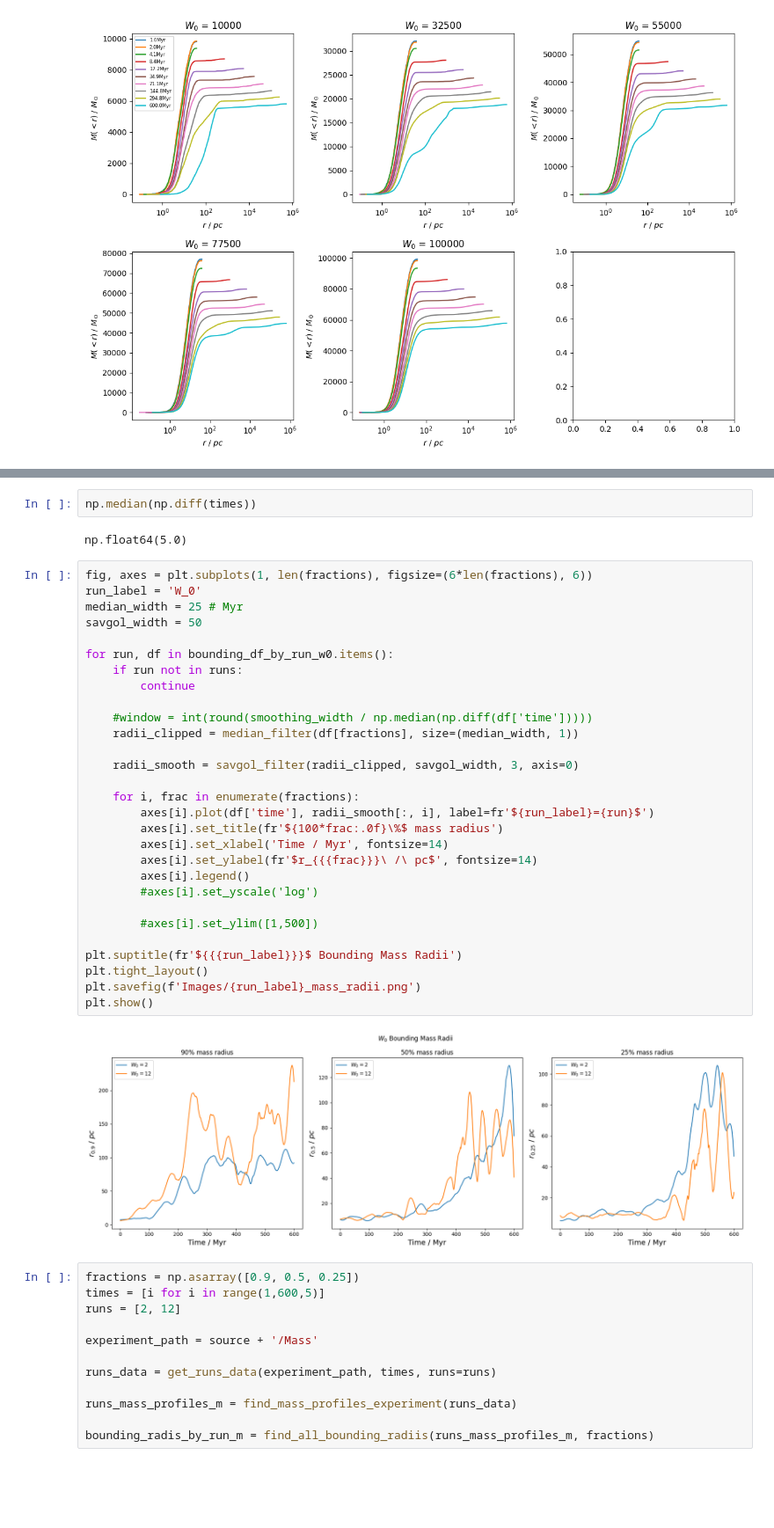
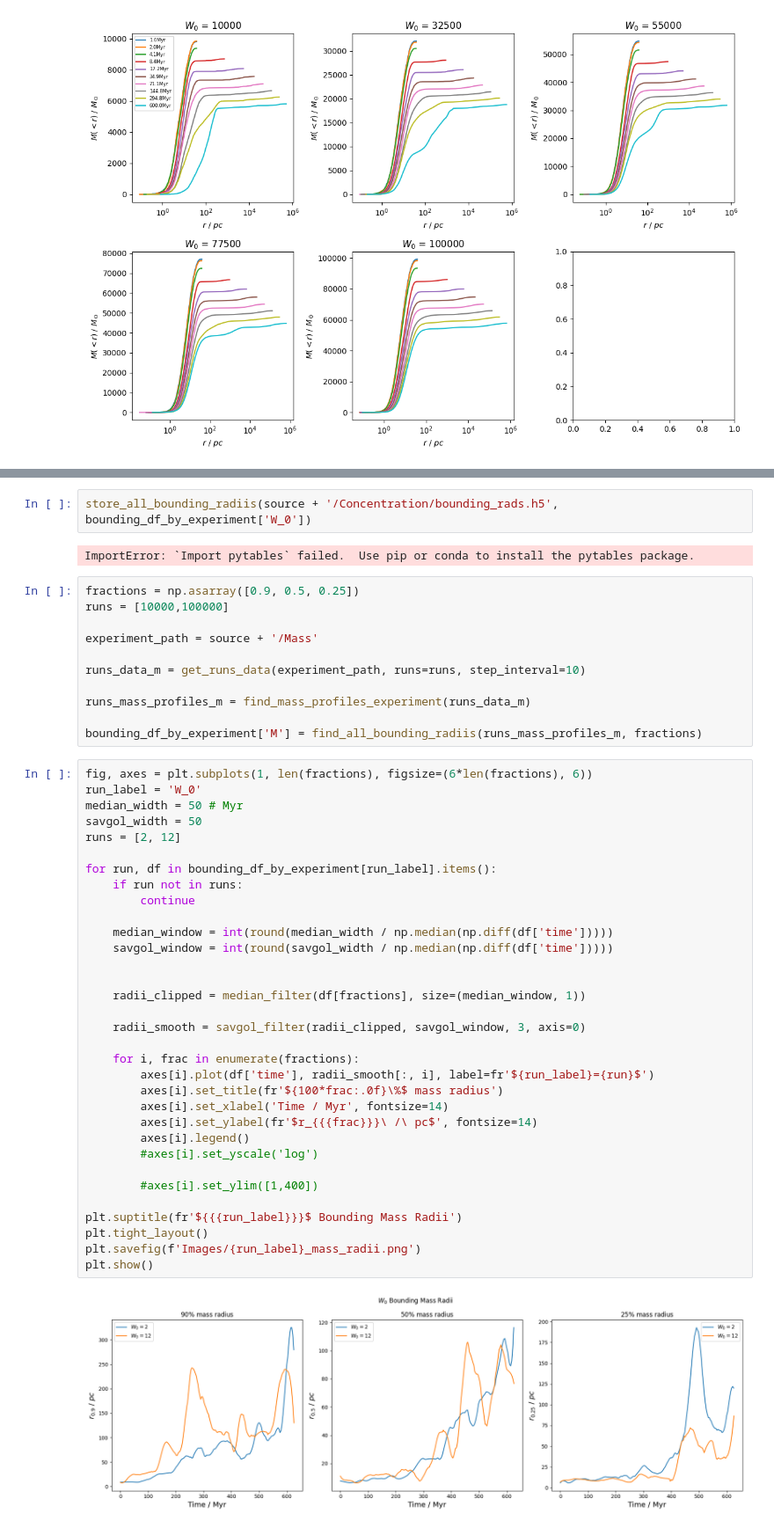
Before and after one commit to RSPicken2/stellar-streams, a Jupyter notebook: MassProfileAnalysis.ipynb, the cells around one changed output, grey strips where cells are left out. Shown at 88% size. Cells and saved outputs as stored; diff of their text form; blank space fills up the shorter version.

```diff
--- a/MassProfileAnalysis.ipynb
+++ b/MassProfileAnalysis.ipynb
@@ -303,47 +306,50 @@ bounding_df_by_run_w0  = find_all_bounding_radiis(runs_mass_profiles_w0, fractio
 # %%
-np.median(np.diff(times))
+store_all_bounding_radiis(source + '/Concentration/bounding_rads.h5', bounding_df_by_experiment['W_0'])
 # %% [output]
-np.float64(5.0)
+ImportError: `Import pytables` failed.  Use pip or conda to install the pytables package.
-# %%
-fig, axes = plt.subplots(1, len(fractions), figsize=(6*len(fractions), 6))
-run_label = 'W_0'
-median_width = 25 # Myr
-savgol_width = 50
-
-for run, df in bounding_df_by_run_w0.items():
-    if run not in runs:
-        continue
-
-    #window = int(round(smoothing_width / np.median(np.diff(df['time']))))
-    radii_clipped = median_filter(df[fractions], size=(median_width, 1))
-
-    radii_smooth = savgol_filter(radii_clipped, savgol_width, 3, axis=0)
-
-    for i, frac in enumerate(fractions):
-        axes[i].plot(df['time'], radii_smooth[:, i], label=fr'${run_label}={run}$')
-        axes[i].set_title(fr'${100*frac:.0f}\%$ mass radius')
-        axes[i].set_xlabel('Time / Myr', fontsize=14)
-        axes[i].set_ylabel(fr'$r_{{{frac}}}\ /\ pc$', fontsize=14)
-        axes[i].legend()
-        #axes[i].set_yscale('log')
-
-        #axes[i].set_ylim([1,500])
-
-plt.suptitle(fr'${{{run_label}}}$ Bounding Mass Radii')
-plt.tight_layout()
-plt.savefig(f'Images/{run_label}_mass_radii.png')
-plt.show()
-# %% [output]
-[figure, old version]
 # %%
 fractions = np.asarray([0.9, 0.5, 0.25])
-times = [i for i in range(1,600,5)]
-runs = [2, 12]
+runs = [10000,100000]
 
 experiment_path = source + '/Mass'
 
-runs_data = get_runs_data(experiment_path, times, runs=runs)
+runs_data_m = get_runs_data(experiment_path, runs=runs, step_interval=10)
 
-runs_mass_profiles_m = find_mass_profiles_experiment(runs_data)
+runs_mass_profiles_m = find_mass_profiles_experiment(runs_data_m)
 
-bounding_radis_by_run_m = find_all_bounding_radiis(runs_mass_profiles_m, fractions)
+bounding_df_by_experiment['M'] = find_all_bounding_radiis(runs_mass_profiles_m, fractions)
+# %%
+fig, axes = plt.subplots(1, len(fractions), figsize=(6*len(fractions), 6))
+run_label = 'W_0'
+median_width = 50 # Myr
+savgol_width = 50
+runs = [2, 12]
+
+for run, df in bounding_df_by_experiment[run_label].items():
+    if run not in runs:
+        continue
+
+    median_window = int(round(median_width / np.median(np.diff(df['time']))))
+    savgol_window = int(round(savgol_width / np.median(np.diff(df['time']))))
+
+
+    radii_clipped = median_filter(df[fractions], size=(median_window, 1))
+
+    radii_smooth = savgol_filter(radii_clipped, savgol_window, 3, axis=0)
+
+    for i, frac in enumerate(fractions):
+        axes[i].plot(df['time'], radii_smooth[:, i], label=fr'${run_label}={run}$')
+        axes[i].set_title(fr'${100*frac:.0f}\%$ mass radius')
+        axes[i].set_xlabel('Time / Myr', fontsize=14)
+        axes[i].set_ylabel(fr'$r_{{{frac}}}\ /\ pc$', fontsize=14)
+        axes[i].legend()
+        #axes[i].set_yscale('log')
+
+        #axes[i].set_ylim([1,400])
+
+plt.suptitle(fr'${{{run_label}}}$ Bounding Mass Radii')
+plt.tight_layout()
+plt.savefig(f'Images/{run_label}_mass_radii.png')
+plt.show()
+# %% [output]
+[figure, new version]
```
Also changed, not shown: parts of 5 cells of this notebook, 4 other files.
